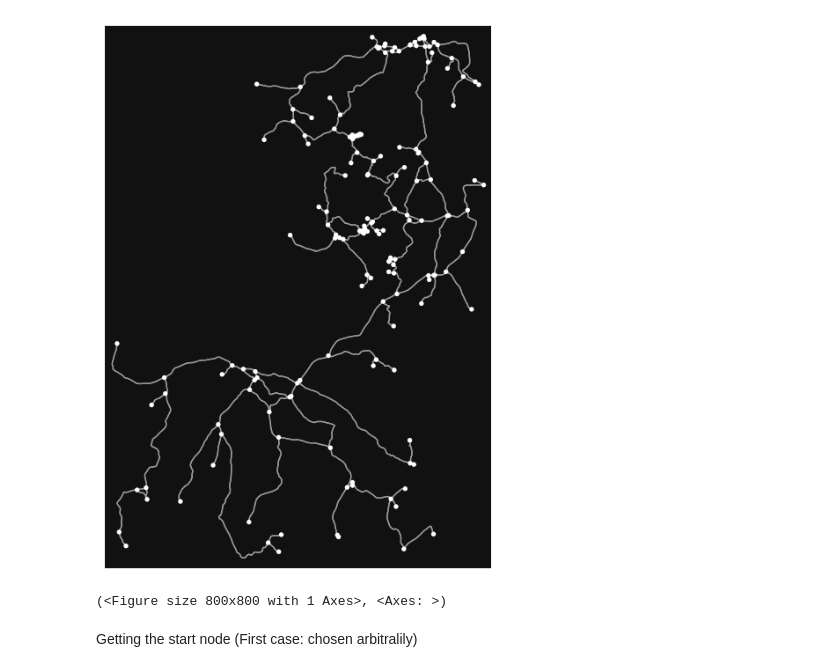
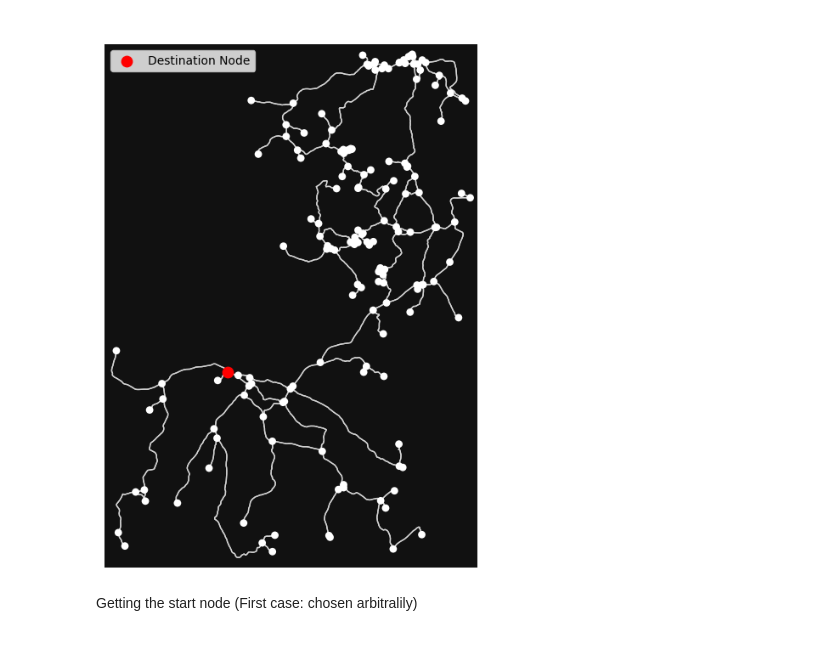
Before and after one commit to Mitch-json/Map-Navigation, a Jupyter notebook: navigation.ipynb, the cells around one changed output. Drawn from its saved outputs; the diff is of its cells as text; code cells hidden in the pictures.

Commit message:
Add route visualization

```diff
--- a/navigation.ipynb
+++ b/navigation.ipynb
@@ -1,18 +1,35 @@
 # %%
 import osmnx as ox
 from geopy.distance import geodesic
+import matplotlib.pyplot as plt
+%matplotlib inline
 
 # Get CMU-Africa coordinates (approximate)
 latitude = 1.935111
 longitude = 30.158601
 
 # Download the street network within 20 km radius
 road = ox.graph_from_point((latitude, longitude), dist=5000, network_type='drive')
 
-ox.plot_graph(road)
+# Find the nearest node to the coordinates
+nearest_node = ox.distance.nearest_nodes(road, longitude, latitude)
+
+# Get its attributes
+destination_node = road.nodes[nearest_node]
+
+# Plot the road network
+fig, ax = ox.plot_graph(road, show=False, close=False, node_color='white', node_size=40, edge_color='lightgray')
+
+# Highlight the destination node in red
+x, y = destination_node['x'], destination_node['y']
+ax.scatter(x, y, c='red', s=80, label='Destination Node', zorder=5)
+
+# Add legend
+plt.legend()
+plt.title("Road Network with Highlighted Destination Node", color='white')
+plt.show()
 # %% [output]
-[figure, old version]
+[figure, new version]
-(<Figure size 800x800 with 1 Axes>, <Axes: >)
 # %% [markdown]
 Getting the start node (First case: chosen arbitralily)
 # %%
```
Also changed, not shown: parts of 2 cells of this notebook.
